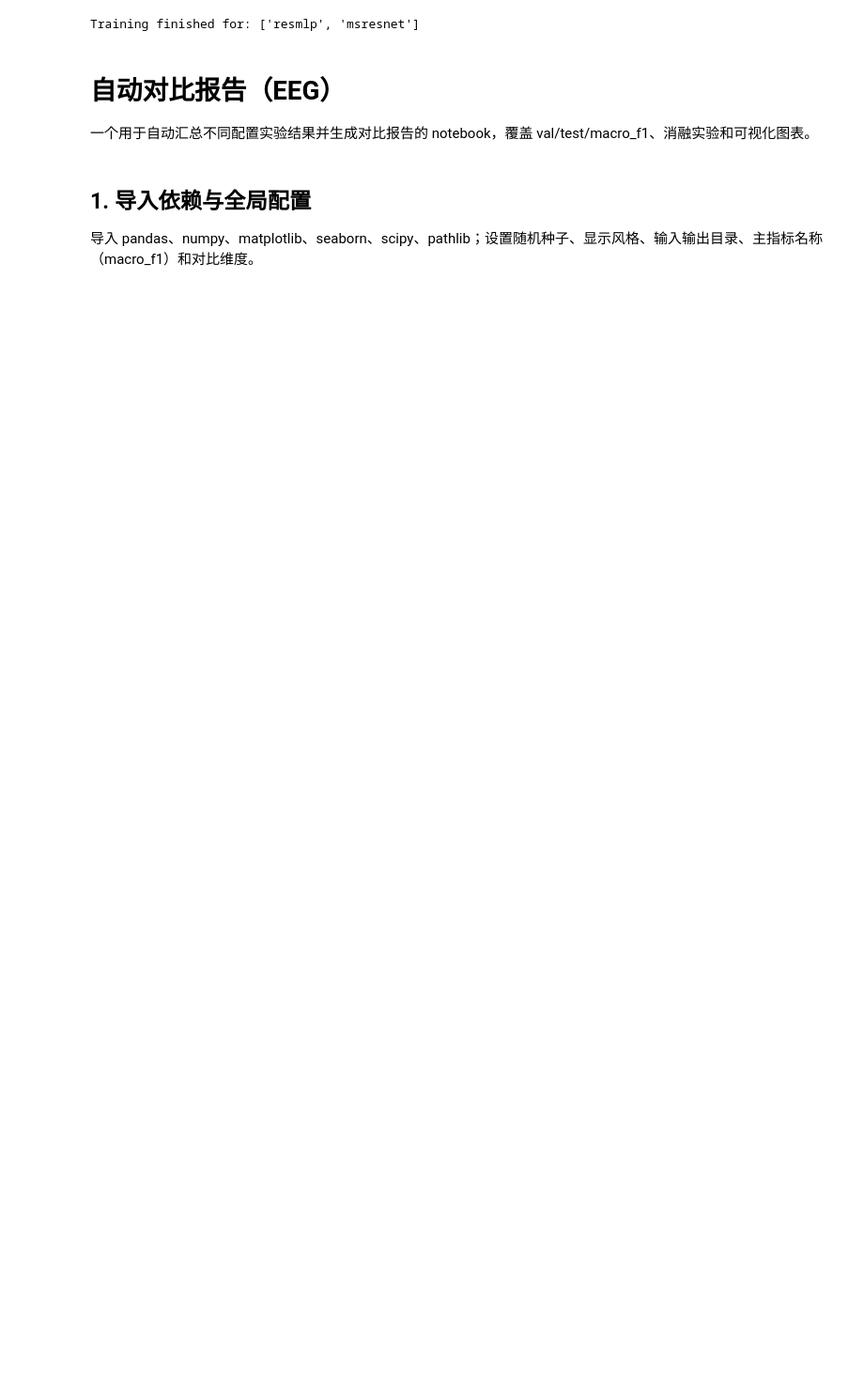
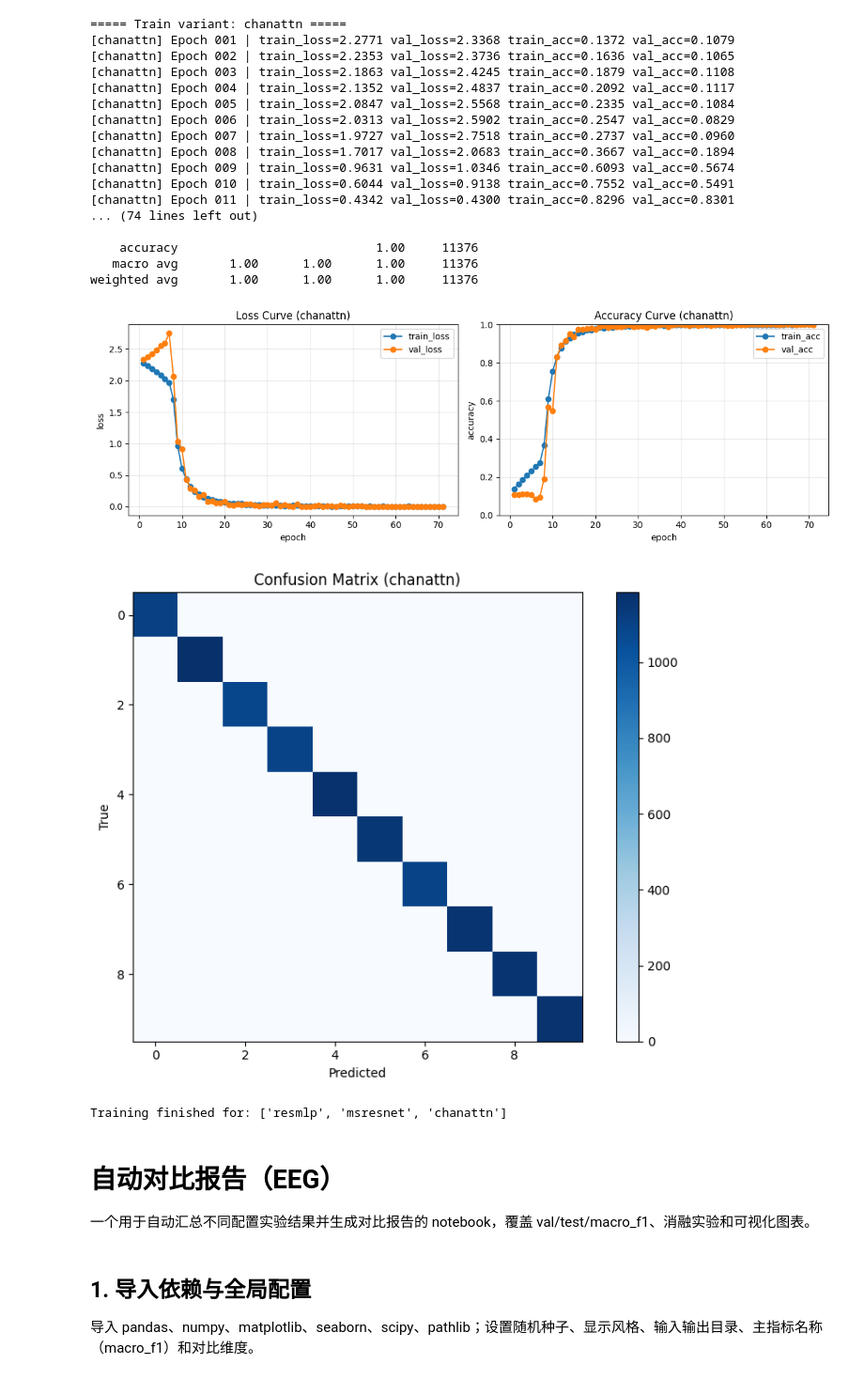
Before and after one commit to ZZC-MK2000/music_eeg, a Jupyter notebook: training_runner/notebooks/comparison_report.ipynb, the cells around one changed output. Shown at 94% size. Saved outputs shown, nothing was run; the diff lists cells and outputs as text; code cells hidden in the pictures; blank space fills up the shorter version.

```diff
--- a/training_runner/notebooks/comparison_report.ipynb
+++ b/training_runner/notebooks/comparison_report.ipynb
@@ -16,7 +19,7 @@ from sklearn.metrics import confusion_matrix, classification_report
 import torch
 
 # ===== 可调参数 =====
-TRAIN_VARIANTS = ["resmlp", "msresnet"]
+TRAIN_VARIANTS = ["resmlp", "msresnet", "chanattn"]
 EPOCHS = 100
 BATCH_SIZE = 128
 LEARNING_RATE = 1e-3
@@ -35,7 +38,7 @@ DATA_ROOT = PROJECT_ROOT / "processed_data"
 if str(PROJECT_ROOT.parent) not in sys.path:
     sys.path.insert(0, str(PROJECT_ROOT.parent))
 
-from music_eeg.model_define.models import EEGResMLPNet, EEGMSResNet1D
+from music_eeg.model_define.models import EEGChannelAttnNet, EEGResMLPNet, EEGMSResNet1D
 
 torch.manual_seed(SEED)
 np.random.seed(SEED)
@@ -76,7 +79,7 @@ x_val_n = ((x_val - x_mean) / x_std).astype(np.float32)
 x_test_n = ((x_test - x_mean) / x_std).astype(np.float32)
 
 def build_tensors(variant: str):
-    if variant == "msresnet":
+    if variant in {"msresnet", "chanattn"}:
         return (
             torch.from_numpy(x_train_n).unsqueeze(1),
             torch.from_numpy(x_val_n).unsqueeze(1),
@@ -91,6 +94,8 @@ def build_tensors(variant: str):
 def build_model(variant: str):
     if variant == "msresnet":
         return EEGMSResNet1D(_input_len=x_train_n.shape[1], n_classes=n_classes).to(device)
+    if variant == "chanattn":
+        return EEGChannelAttnNet(_input_len=x_train_n.shape[1], n_classes=n_classes).to(device)
     if variant == "resmlp":
         return EEGResMLPNet(input_dim=x_train_n.shape[1], n_classes=n_classes).to(device)
     raise ValueError(f"unknown variant: {variant}")
@@ -289,34 +294,53 @@ DATA_ROOT: c:\projects\music_eeg\music_eeg\processed_data
 [resmlp] Epoch 005 | train_loss=0.1582 val_loss=4.1073 train_acc=0.9448 val_acc=0.3178
 [resmlp] Epoch 006 | train_loss=0.1246 val_loss=4.1977 train_acc=0.9550 val_acc=0.3352
 [resmlp] Epoch 007 | train_loss=0.1086 val_loss=3.9760 train_acc=0.9624 val_acc=0.3396
 [resmlp] Epoch 008 | train_loss=0.0977 val_loss=4.1467 train_acc=0.9654 val_acc=0.3311
 ... (88 lines left out)
 
     accuracy                           0.32     11376
    macro avg       0.32      0.32      0.31     11376
 weighted avg       0.32      0.32      0.31     11376
 [figure]
 [figure]
 ===== Train variant: msresnet =====
 [msresnet] Epoch 001 | train_loss=2.2818 val_loss=2.3543 train_acc=0.1311 val_acc=0.0988
 [msresnet] Epoch 002 | train_loss=2.2495 val_loss=2.3628 train_acc=0.1589 val_acc=0.1093
 [msresnet] Epoch 003 | train_loss=2.1929 val_loss=2.5045 train_acc=0.1898 val_acc=0.0814
 [msresnet] Epoch 004 | train_loss=2.1152 val_loss=2.5433 train_acc=0.2187 val_acc=0.1078
 [msresnet] Epoch 005 | train_loss=2.0499 val_loss=2.5379 train_acc=0.2453 val_acc=0.0840
 [msresnet] Epoch 006 | train_loss=1.9561 val_loss=2.7751 train_acc=0.2791 val_acc=0.1098
 [msresnet] Epoch 007 | train_loss=1.5848 val_loss=1.5844 train_acc=0.4061 val_acc=0.3725
 [msresnet] Epoch 008 | train_loss=0.9858 val_loss=1.3325 train_acc=0.6031 val_acc=0.4277
 [msresnet] Epoch 009 | train_loss=0.7211 val_loss=2.0704 train_acc=0.7092 val_acc=0.3296
 [msresnet] Epoch 010 | train_loss=0.5401 val_loss=2.1898 train_acc=0.7900 val_acc=0.3993
 [msresnet] Epoch 011 | train_loss=0.4368 val_loss=4.8944 train_acc=0.8357 val_acc=0.3025
 ... (74 lines left out)
 
     accuracy                           1.00     11376
    macro avg       1.00      1.00      1.00     11376
 weighted avg       1.00      1.00      1.00     11376
 [figure]
 [figure]
-Training finished for: ['resmlp', 'msresnet']
+===== Train variant: chanattn =====
+[chanattn] Epoch 001 | train_loss=2.2771 val_loss=2.3368 train_acc=0.1372 val_acc=0.1079
+[chanattn] Epoch 002 | train_loss=2.2353 val_loss=2.3736 train_acc=0.1636 val_acc=0.1065
+[chanattn] Epoch 003 | train_loss=2.1863 val_loss=2.4245 train_acc=0.1879 val_acc=0.1108
+[chanattn] Epoch 004 | train_loss=2.1352 val_loss=2.4837 train_acc=0.2092 val_acc=0.1117
+[chanattn] Epoch 005 | train_loss=2.0847 val_loss=2.5568 train_acc=0.2335 val_acc=0.1084
+[chanattn] Epoch 006 | train_loss=2.0313 val_loss=2.5902 train_acc=0.2547 val_acc=0.0829
+[chanattn] Epoch 007 | train_loss=1.9727 val_loss=2.7518 train_acc=0.2737 val_acc=0.0960
+[chanattn] Epoch 008 | train_loss=1.7017 val_loss=2.0683 train_acc=0.3667 val_acc=0.1894
+[chanattn] Epoch 009 | train_loss=0.9631 val_loss=1.0346 train_acc=0.6093 val_acc=0.5674
+[chanattn] Epoch 010 | train_loss=0.6044 val_loss=0.9138 train_acc=0.7552 val_acc=0.5491
+[chanattn] Epoch 011 | train_loss=0.4342 val_loss=0.4300 train_acc=0.8296 val_acc=0.8301
+... (74 lines left out)
+
+    accuracy                           1.00     11376
+   macro avg       1.00      1.00      1.00     11376
+weighted avg       1.00      1.00      1.00     11376
+[figure, added]
+[figure, added]
+Training finished for: ['resmlp', 'msresnet', 'chanattn']
 # %% [markdown]
 # 自动对比报告（EEG）
 
```
Also changed, not shown: parts of 10 cells of this notebook, 49 other files.
